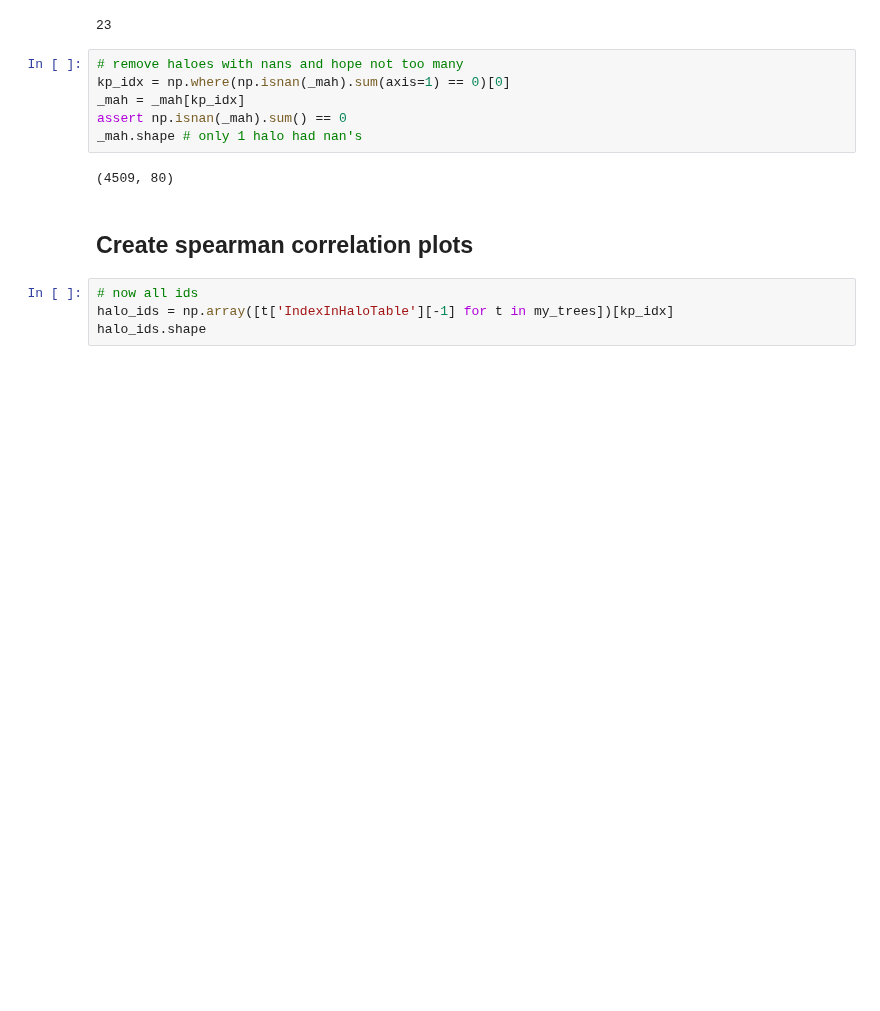
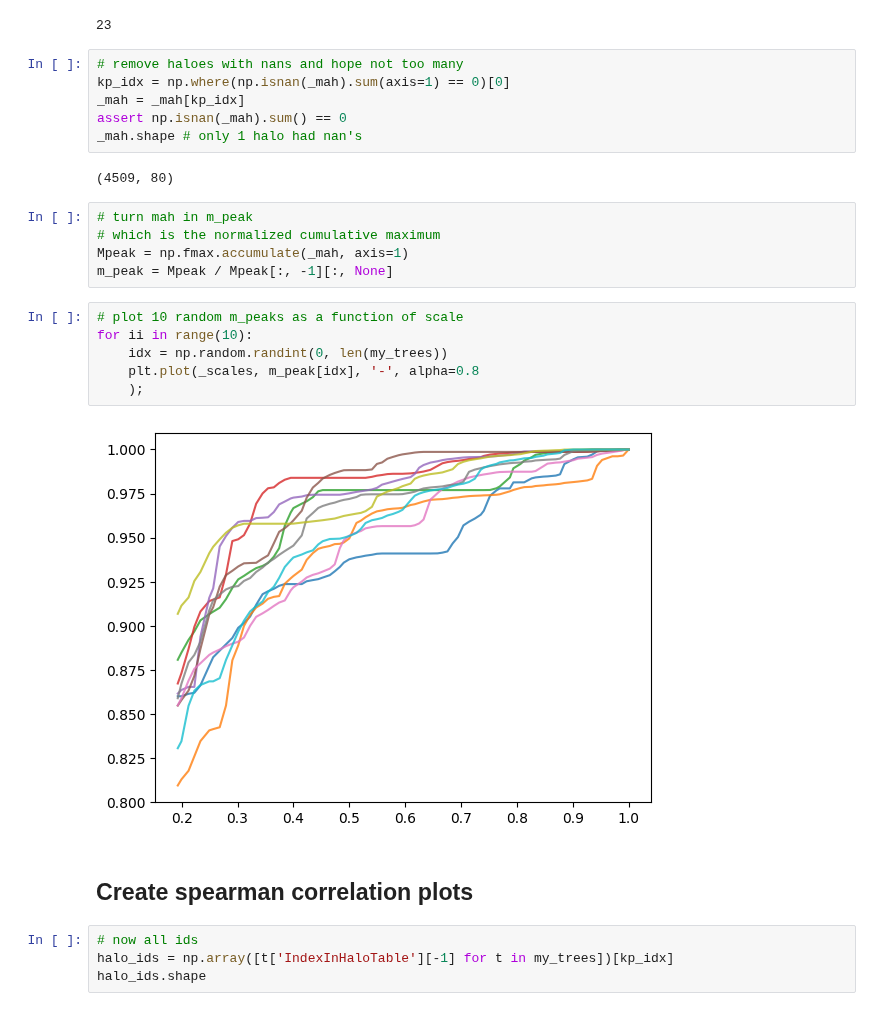
Before and after one commit to ismael-mendoza/nbody-relaxed, a Jupyter notebook: notebooks/wip/tng1.ipynb, the cells around one changed output. Saved outputs shown, nothing was run; the diff lists cells and outputs as text; blank space fills up the shorter version.

Commit message:
use m_peak

```diff
--- a/notebooks/wip/tng1.ipynb
+++ b/notebooks/wip/tng1.ipynb
@@ -269,6 +269,19 @@ assert np.isnan(_mah).sum() == 0
 _mah.shape # only 1 halo had nan's
 # %% [output]
 (4509, 80)
+# %%
+# turn mah in m_peak
+# which is the normalized cumulative maximum
+Mpeak = np.fmax.accumulate(_mah, axis=1)
+m_peak = Mpeak / Mpeak[:, -1][:, None]
+# %%
+# plot 10 random m_peaks as a function of scale
+for ii in range(10):
+    idx = np.random.randint(0, len(my_trees))
+    plt.plot(_scales, m_peak[idx], '-', alpha=0.8
+    );
+# %% [output]
+[figure, added]
 # %% [markdown]
 ## Create spearman correlation plots
 # %%
```
Also changed, not shown: parts of 3 cells of this notebook.
